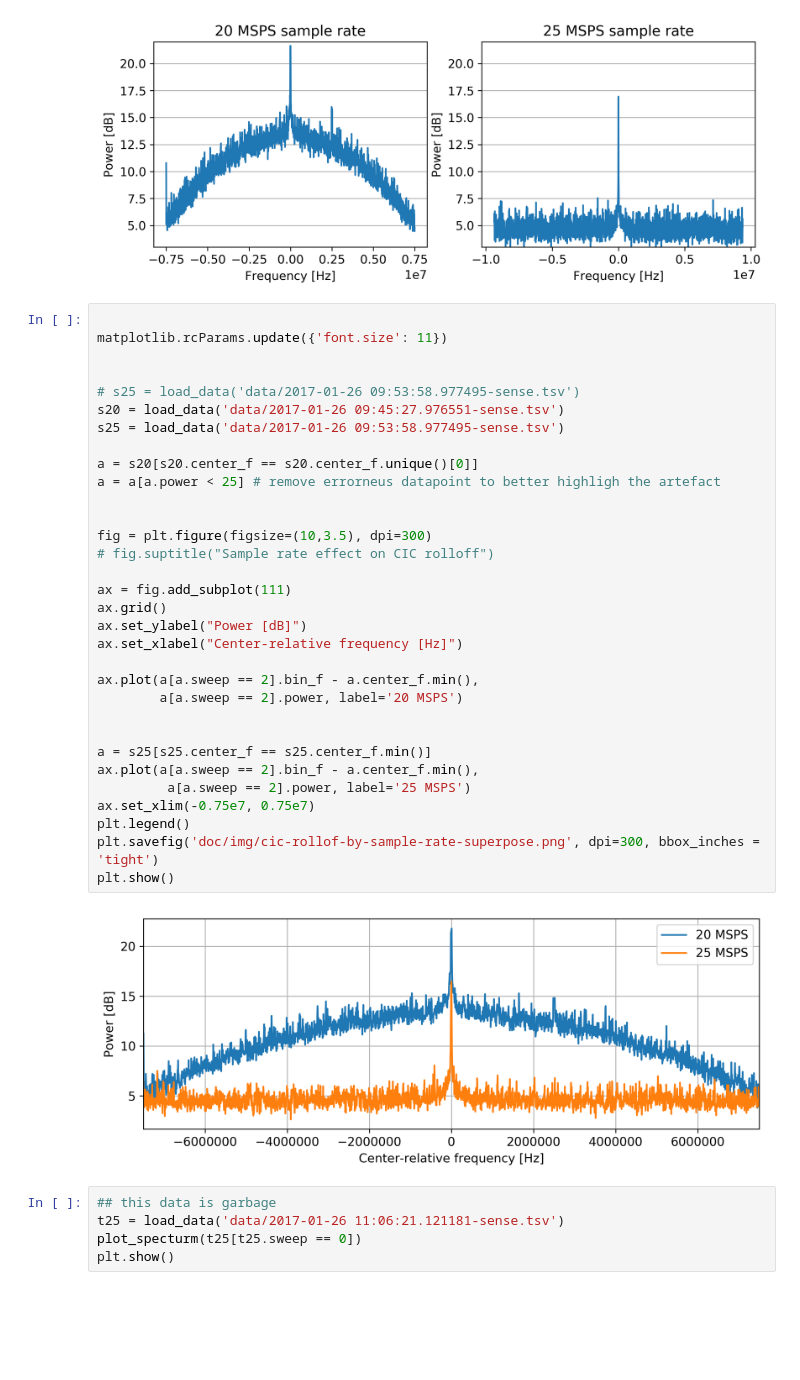
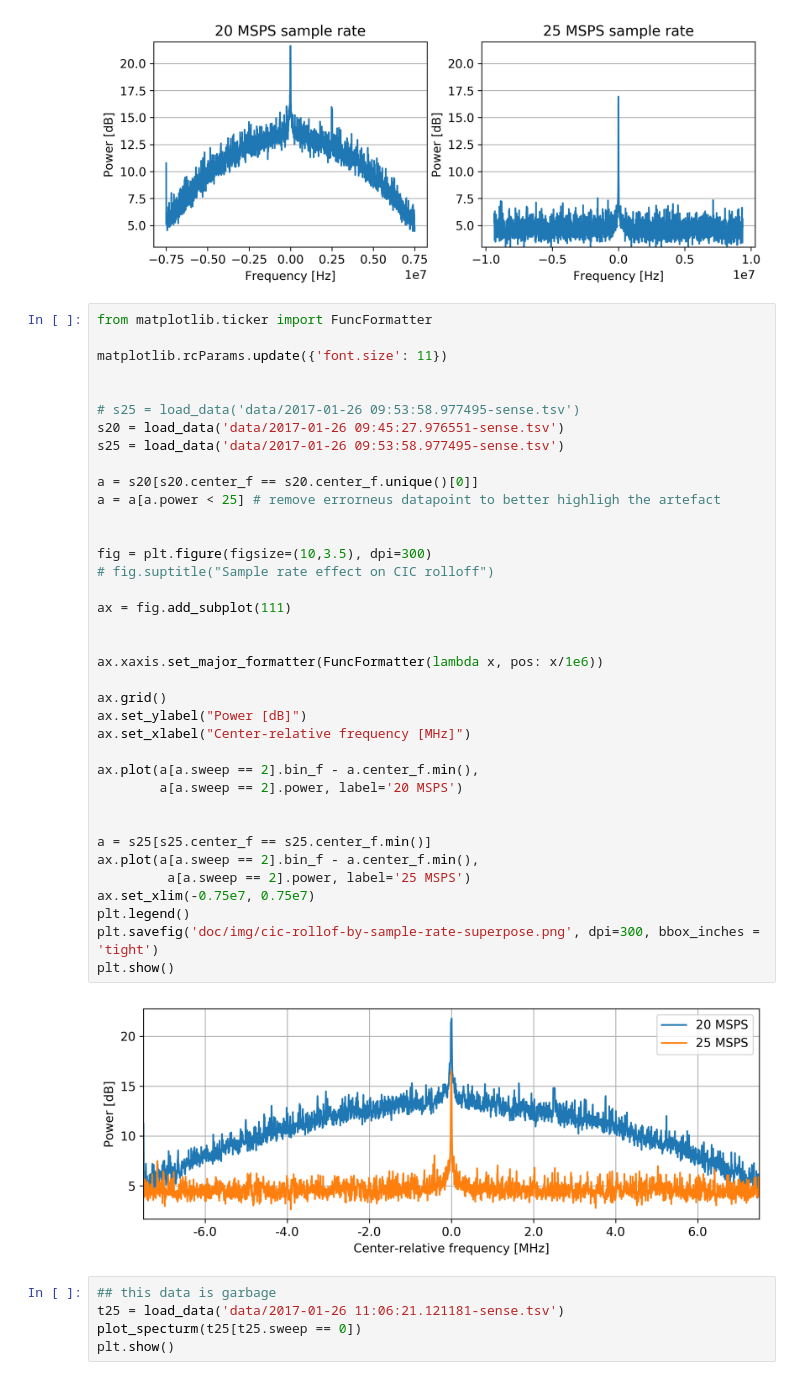
Before and after one commit to jarmokivekas/tuamk-thesis, a Jupyter notebook: spectrum-sense-data-processing.ipynb, the cells around one changed output. Saved outputs shown, nothing was run; the diff lists cells and outputs as text; blank space fills up the shorter version.

Commit message:
notebook: megaherzify figures

```diff
--- a/spectrum-sense-data-processing.ipynb
+++ b/spectrum-sense-data-processing.ipynb
@@ -237,39 +239,44 @@ plt.show()
 # %% [output]
 [figure]
 # %%
+from matplotlib.ticker import FuncFormatter
 
 matplotlib.rcParams.update({'font.size': 11})
 
 
 # s25 = load_data('data/2017-01-26 09:53:58.977495-sense.tsv')
 s20 = load_data('data/2017-01-26 09:45:27.976551-sense.tsv')
 s25 = load_data('data/2017-01-26 09:53:58.977495-sense.tsv')
 
 a = s20[s20.center_f == s20.center_f.unique()[0]]
 a = a[a.power < 25] # remove errorneus datapoint to better highligh the artefact
 
 
 fig = plt.figure(figsize=(10,3.5), dpi=300)
 # fig.suptitle("Sample rate effect on CIC rolloff")
 
 ax = fig.add_subplot(111)
+
+
+ax.xaxis.set_major_formatter(FuncFormatter(lambda x, pos: x/1e6))
+
 ax.grid()
 ax.set_ylabel("Power [dB]")
-ax.set_xlabel("Center-relative frequency [Hz]")
+ax.set_xlabel("Center-relative frequency [MHz]")
 
 ax.plot(a[a.sweep == 2].bin_f - a.center_f.min(),
         a[a.sweep == 2].power, label='20 MSPS')
 
 
 a = s25[s25.center_f == s25.center_f.min()]
 ax.plot(a[a.sweep == 2].bin_f - a.center_f.min(),
          a[a.sweep == 2].power, label='25 MSPS')
 ax.set_xlim(-0.75e7, 0.75e7)
 plt.legend()
 plt.savefig('doc/img/cic-rollof-by-sample-rate-superpose.png', dpi=300, bbox_inches = 'tight')
 plt.show()
 # %% [output]
-[figure, old version]
+[figure, new version]
 # %%
 ## this data is garbage
 t25 = load_data('data/2017-01-26 11:06:21.121181-sense.tsv')
```
Also changed, not shown: parts of 2 cells of this notebook.
